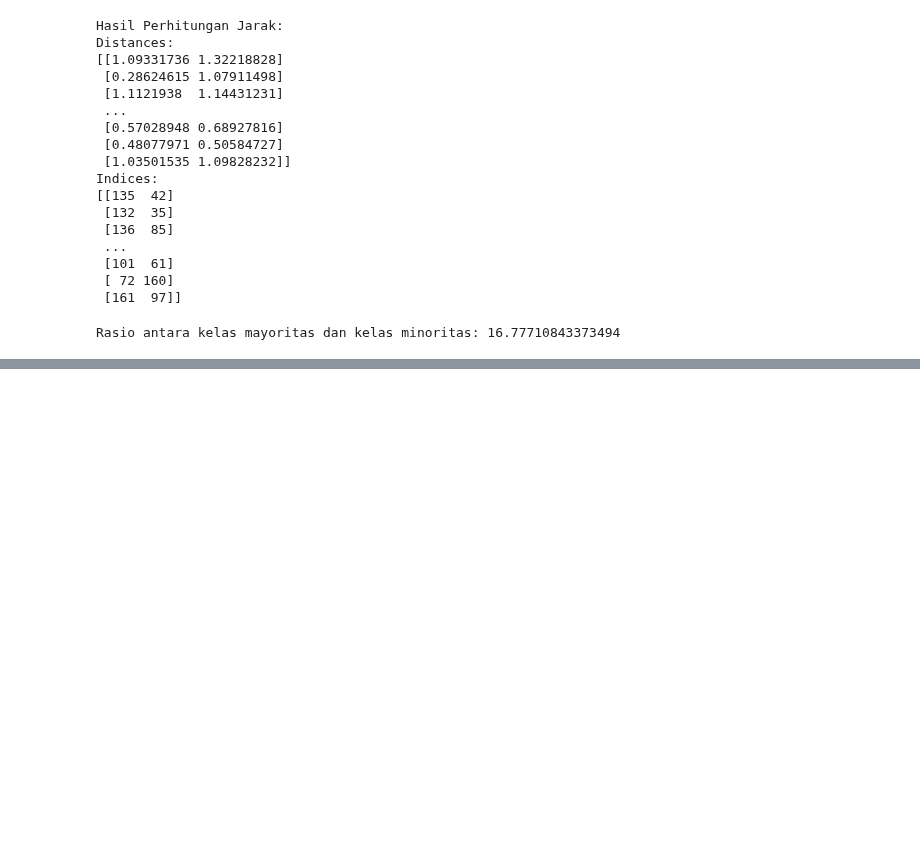
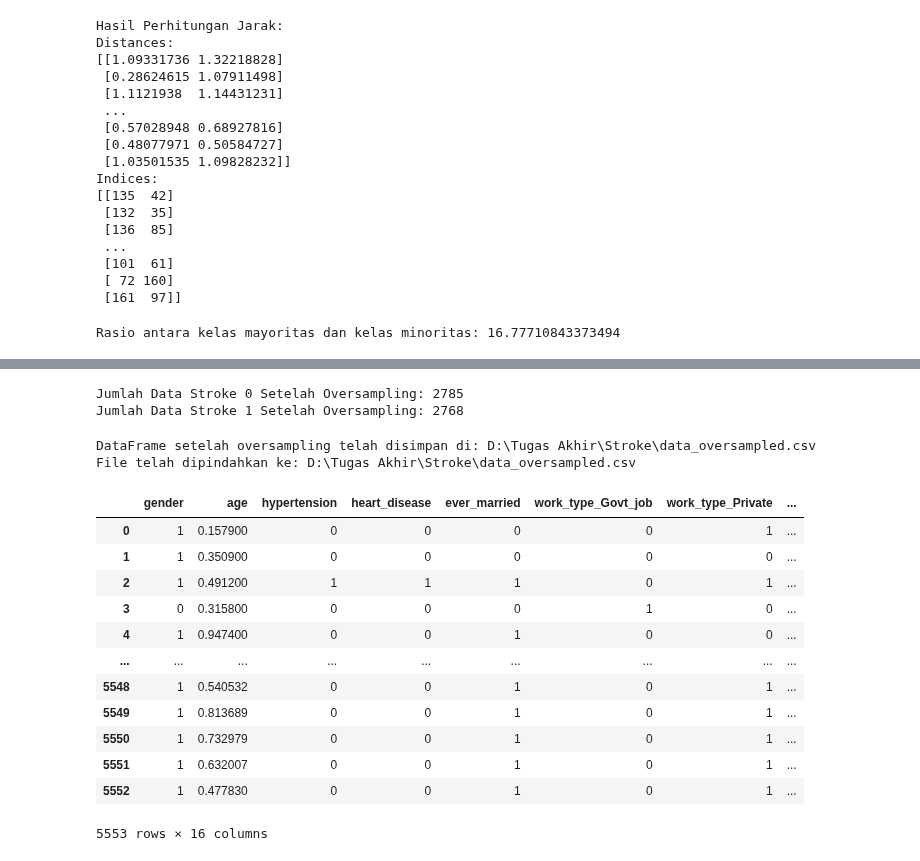
Before and after one commit to avillarafi45/TugasAkhirStrokePrediction, a Jupyter notebook: ADASYN.ipynb, the cells around one changed output, grey strips where cells are left out. Saved outputs shown, nothing was run; the diff lists cells and outputs as text; code cells hidden in the pictures; blank space fills up the shorter version.

```diff
--- a/ADASYN.ipynb
+++ b/ADASYN.ipynb
@@ -198,0 +213,49 @@ plt.show()
+# %%
+# Hitung jumlah data pada stroke 0 dan stroke 1 setelah oversampling
+jumlah_data_stroke_0 = oversampled_labels.value_counts()[0]
+jumlah_data_stroke_1 = oversampled_labels.value_counts()[1]
+
+# Tampilkan jumlah data pada stroke 0 dan stroke 1
+print("Jumlah Data Stroke 0 Setelah Oversampling:", jumlah_data_stroke_0)
+print("Jumlah Data Stroke 1 Setelah Oversampling:", jumlah_data_stroke_1)
+# %% [output]
+Jumlah Data Stroke 0 Setelah Oversampling: 2785
+Jumlah Data Stroke 1 Setelah Oversampling: 2768
+# %%
+import shutil
+
+# Langkah 8: Gabungkan DataFrame fitur dan label target
+oversampled_data_with_labels = pd.concat([oversampled_data, oversampled_labels], axis=1)
+
+# Langkah 9: Simpan DataFrame ke dalam file CSV dengan label target
+output_file_path = 'D:\\Tugas Akhir\\Stroke\\data_oversampled.csv'
+oversampled_data_with_labels.to_csv(output_file_path, index=False, decimal=',')
+
+# Langkah 10: Konfirmasi penyimpanan
+print(f"DataFrame setelah oversampling telah disimpan di: {output_file_path}")
+
+# (Opsional) Langkah 11: Pindahkan file ke lokasi yang diinginkan
+destination_path = 'D:\\Tugas Akhir\\Stroke\\data_oversampled.csv'
+shutil.move(output_file_path, destination_path)
+
+# Konfirmasi pemindahan
+print(f"File telah dipindahkan ke: {destination_path}")
+# %% [output]
+DataFrame setelah oversampling telah disimpan di: D:\Tugas Akhir\Stroke\data_oversampled.csv
+File telah dipindahkan ke: D:\Tugas Akhir\Stroke\data_oversampled.csv
+# %%
+oversampled_data_with_labels
+# %% [output]
+|  | gender | age | hypertension | heart_disease | ever_married | work_type_Govt_job | work_type_Private | ... |
+| 0 | 1 | 0.157900 | 0 | 0 | 0 | 0 | 1 | ... |
+| 1 | 1 | 0.350900 | 0 | 0 | 0 | 0 | 0 | ... |
+| 2 | 1 | 0.491200 | 1 | 1 | 1 | 0 | 1 | ... |
+| 3 | 0 | 0.315800 | 0 | 0 | 0 | 1 | 0 | ... |
+| 4 | 1 | 0.947400 | 0 | 0 | 1 | 0 | 0 | ... |
+| ... | ... | ... | ... | ... | ... | ... | ... | ... |
+| 5548 | 1 | 0.540532 | 0 | 0 | 1 | 0 | 1 | ... |
+| 5549 | 1 | 0.813689 | 0 | 0 | 1 | 0 | 1 | ... |
+| 5550 | 1 | 0.732979 | 0 | 0 | 1 | 0 | 1 | ... |
+| 5551 | 1 | 0.632007 | 0 | 0 | 1 | 0 | 1 | ... |
+| 5552 | 1 | 0.477830 | 0 | 0 | 1 | 0 | 1 | ... |
+5553 rows × 16 columns
```
Also changed, not shown: parts of 11 cells of this notebook.
